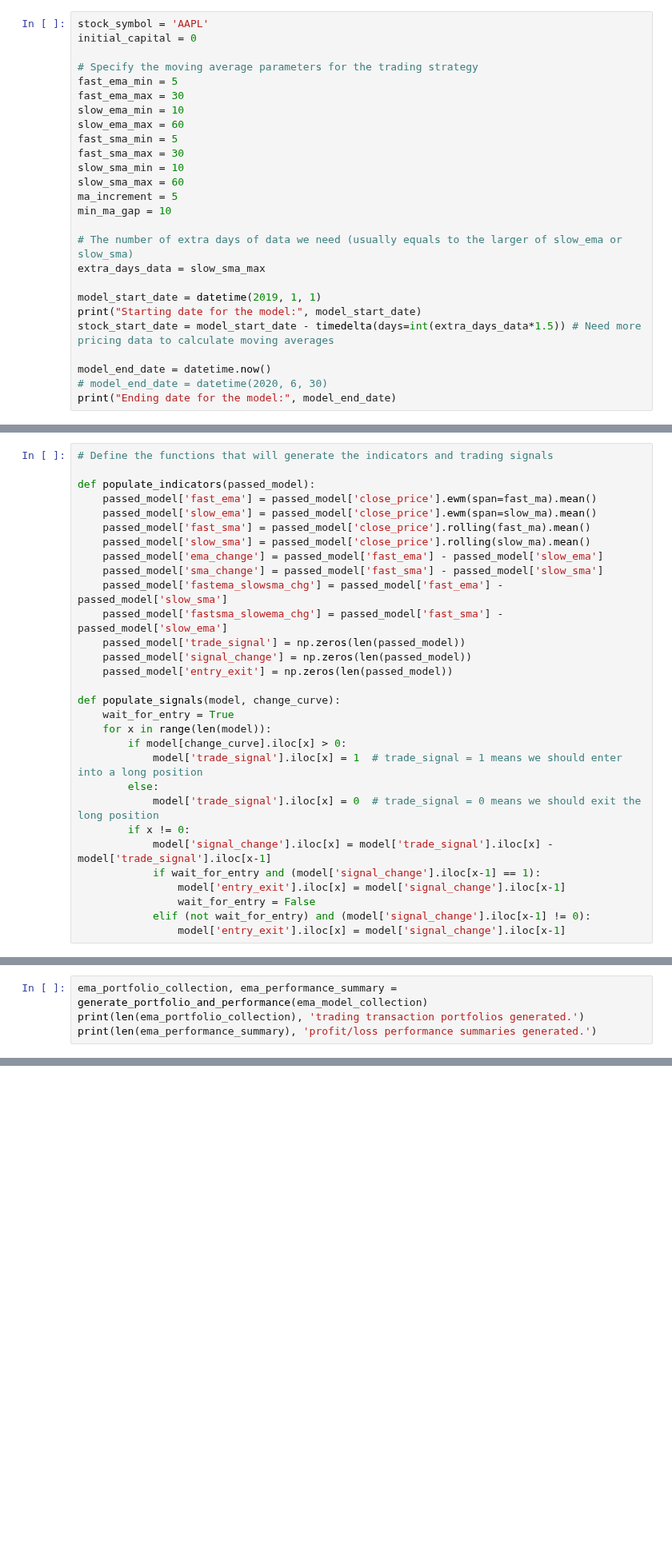
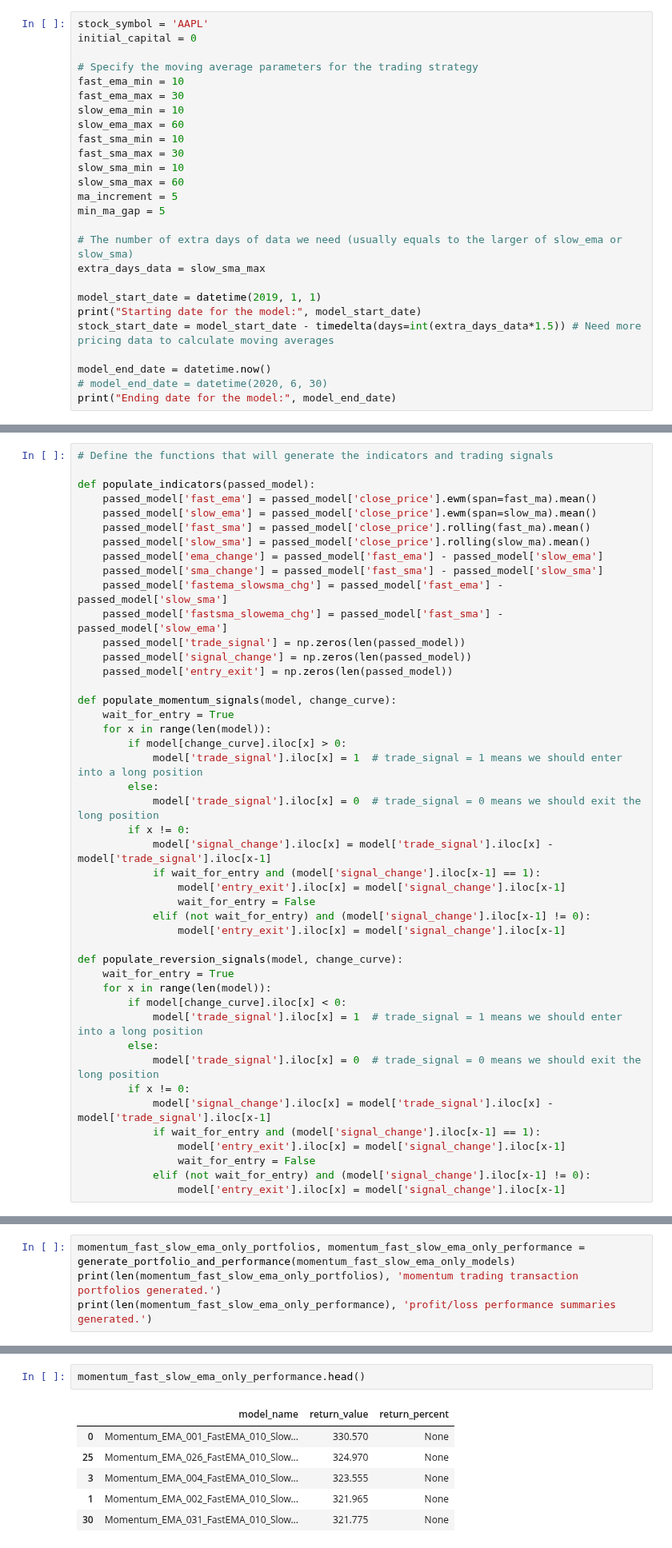
Before and after one commit to daines-analytics/quant-finance-projects, a Jupyter notebook: daily-stocks-report/py_algotrading_combo_ma_crossover_grid_AAPL.ipynb, the cells around one changed output, grey strips where cells are left out. Shown at 80% size. Cells and saved outputs as stored; diff of their text form; blank space fills up the shorter version.

```diff
--- a/daily-stocks-report/py_algotrading_combo_ma_crossover_grid_AAPL.ipynb
+++ b/daily-stocks-report/py_algotrading_combo_ma_crossover_grid_AAPL.ipynb
@@ -17,16 +19,16 @@ stock_symbol = 'AAPL'
 initial_capital = 0
 
 # Specify the moving average parameters for the trading strategy
-fast_ema_min = 5
+fast_ema_min = 10
 fast_ema_max = 30
 slow_ema_min = 10
 slow_ema_max = 60
-fast_sma_min = 5
+fast_sma_min = 10
 fast_sma_max = 30
 slow_sma_min = 10
 slow_sma_max = 60
 ma_increment = 5
-min_ma_gap = 10
+min_ma_gap = 5
 
 # The number of extra days of data we need (usually equals to the larger of slow_ema or slow_sma)
 extra_days_data = slow_sma_max
@@ -183,7 +182,7 @@ def populate_indicators(passed_model):
     passed_model['signal_change'] = np.zeros(len(passed_model))
     passed_model['entry_exit'] = np.zeros(len(passed_model))
 
-def populate_signals(model, change_curve):
+def populate_momentum_signals(model, change_curve):
     wait_for_entry = True
     for x in range(len(model)):
         if model[change_curve].iloc[x] > 0:
@@ -197,4 +196,19 @@ def populate_signals(model, change_curve):
                 wait_for_entry = False
             elif (not wait_for_entry) and (model['signal_change'].iloc[x-1] != 0):
                 model['entry_exit'].iloc[x] = model['signal_change'].iloc[x-1]
+
+def populate_reversion_signals(model, change_curve):
+    wait_for_entry = True
+    for x in range(len(model)):
+        if model[change_curve].iloc[x] < 0:
+            model['trade_signal'].iloc[x] = 1  # trade_signal = 1 means we should enter into a long position
+        else:
+            model['trade_signal'].iloc[x] = 0  # trade_signal = 0 means we should exit the long position
+        if x != 0:
+            model['signal_change'].iloc[x] = model['trade_signal'].iloc[x] - model['trade_signal'].iloc[x-1]
+            if wait_for_entry and (model['signal_change'].iloc[x-1] == 1):
+                model['entry_exit'].iloc[x] = model['signal_change'].iloc[x-1]
+                wait_for_entry = False
+            elif (not wait_for_entry) and (model['signal_change'].iloc[x-1] != 0):
+                model['entry_exit'].iloc[x] = model['signal_change'].iloc[x-1]
 # %%
@@ -396,7 +514,7 @@ def generate_portfolio_and_performance(model_collection):
     performance_summary.sort_values(by=['return_value'], inplace=True, ascending=False)
     return portfolio_collection, performance_summary
 # %%
-ema_portfolio_collection, ema_performance_summary = generate_portfolio_and_performance(ema_model_collection)
-print(len(ema_portfolio_collection), 'trading transaction portfolios generated.')
-print(len(ema_performance_summary), 'profit/loss performance summaries generated.')
+momentum_fast_slow_ema_only_portfolios, momentum_fast_slow_ema_only_performance = generate_portfolio_and_performance(momentum_fast_slow_ema_only_models)
+print(len(momentum_fast_slow_ema_only_portfolios), 'momentum trading transaction portfolios generated.')
+print(len(momentum_fast_slow_ema_only_performance), 'profit/loss performance summaries generated.')
 # %% [output]
@@ -465,0 +572,9 @@ fast_sma_slow_ema_performance.head()
+# %%
+momentum_fast_slow_ema_only_performance.head()
+# %% [output]
+|  | model_name | return_value | return_percent |
+| 0 | Momentum_EMA_001_FastEMA_010_Slow... | 330.570 | None |
+| 25 | Momentum_EMA_026_FastEMA_010_Slow... | 324.970 | None |
+| 3 | Momentum_EMA_004_FastEMA_010_Slow... | 323.555 | None |
+| 1 | Momentum_EMA_002_FastEMA_010_Slow... | 321.965 | None |
+| 30 | Momentum_EMA_031_FastEMA_010_Slow... | 321.775 | None |
```
Also changed, not shown: parts of 48 cells of this notebook, 19 other files.
